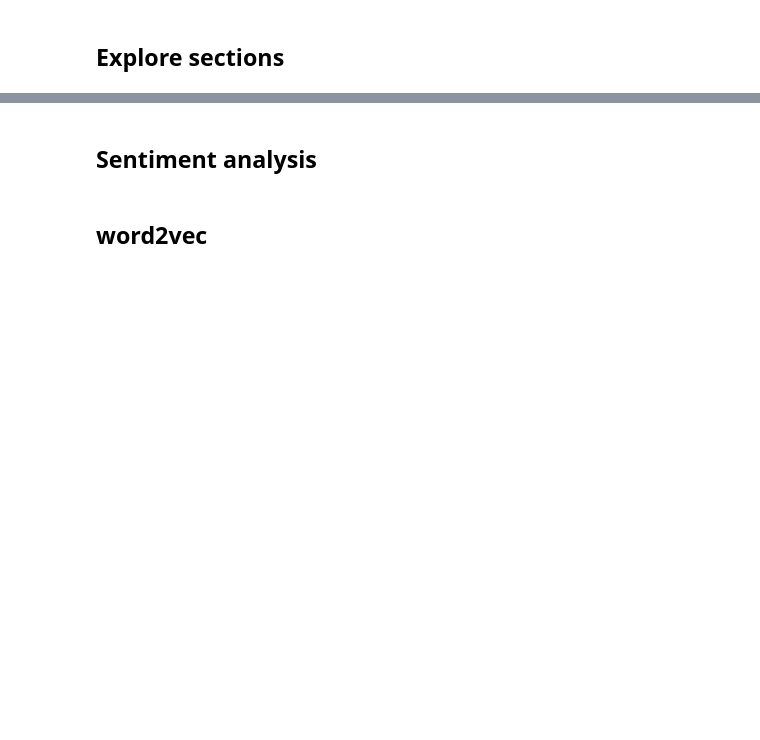
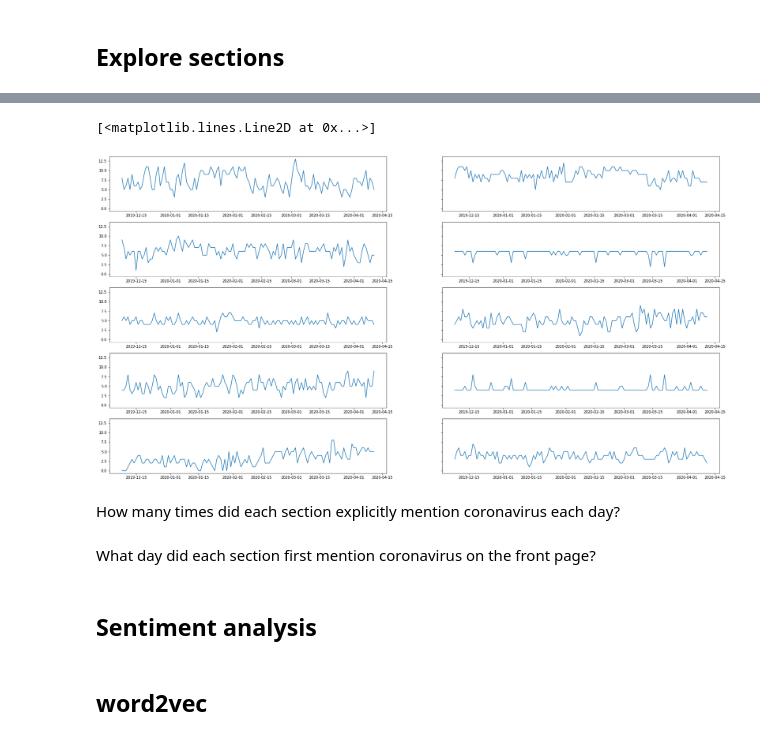
Before and after one commit to brienna/coronavirus-news-analysis, a Jupyter notebook: 2020_04_09_washington_post_scraper.ipynb, the cells around one changed output, grey strips where cells are left out. Drawn from its saved outputs; the diff is of its cells as text; code cells hidden in the pictures; blank space fills up the shorter version.

```diff
--- a/2020_04_09_washington_post_scraper.ipynb
+++ b/2020_04_09_washington_post_scraper.ipynb
@@ -542,3 +528,34 @@ TypeError: string indices must be integers
+# %%
+politics = [pd.Series(x).value_counts()['politics'] for x in df['sections']]
+local = [pd.Series(x).value_counts()['local'] for x in df['sections']]
+world = [pd.Series(x).value_counts()['world'] for x in df['sections']]
+opinions = [pd.Series(x).value_counts()['opinions'] for x in df['sections']]
+sports = [pd.Series(x).value_counts()['sports'] for x in df['sections']]
+business = [pd.Series(x).value_counts()['business'] for x in df['sections']]
+lifestyle = [pd.Series(x).value_counts()['lifestyle'] for x in df['sections']]
+outlook = [pd.Series(x).value_counts()['outlook'] for x in df['sections']]
+health = [pd.Series(x).value_counts()['health'] if 'health' in x else 0 for x in df['sections']]
+entertainment = [pd.Series(x).value_counts()['entertainment'] for x in df['sections']]
+
+fig, axarr = plt.subplots(5, 2, figsize=(30, 16), sharey=True)
+
+axarr[0, 0].plot(date_range, politics)
+axarr[0, 1].plot(date_range, local)
+axarr[1, 0].plot(date_range, world)
+axarr[1, 1].plot(date_range, opinions)
+axarr[2, 0].plot(date_range, sports)
+axarr[2, 1].plot(date_range, business)
+axarr[3, 0].plot(date_range, lifestyle)
+axarr[3, 1].plot(date_range, outlook)
+axarr[4, 0].plot(date_range, health)
+axarr[4, 1].plot(date_range, entertainment)
+# %% [output]
+[<matplotlib.lines.Line2D at 0x...>]
+[figure, added]
+# %% [markdown]
+How many times did each section explicitly mention coronavirus each day?
+# %% [markdown]
+What day did each section first mention coronavirus on the front page?
 # %% [markdown]
 ## Sentiment analysis
 # %% [markdown]
```
Also changed, not shown: parts of 33 cells of this notebook.
